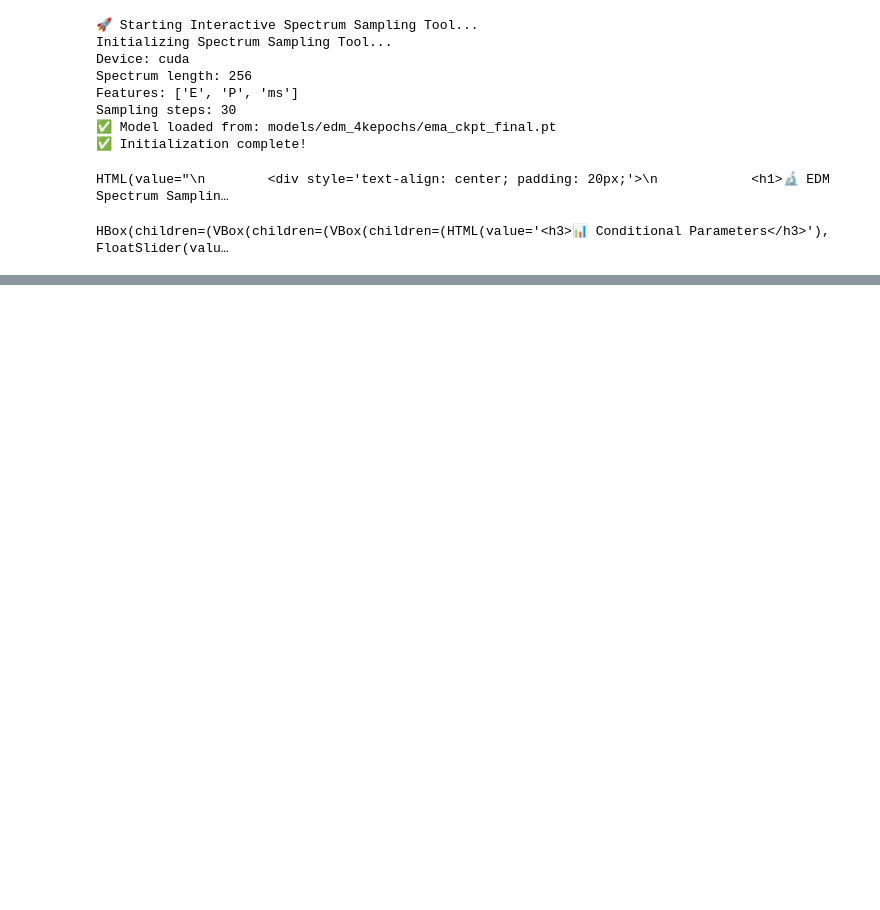
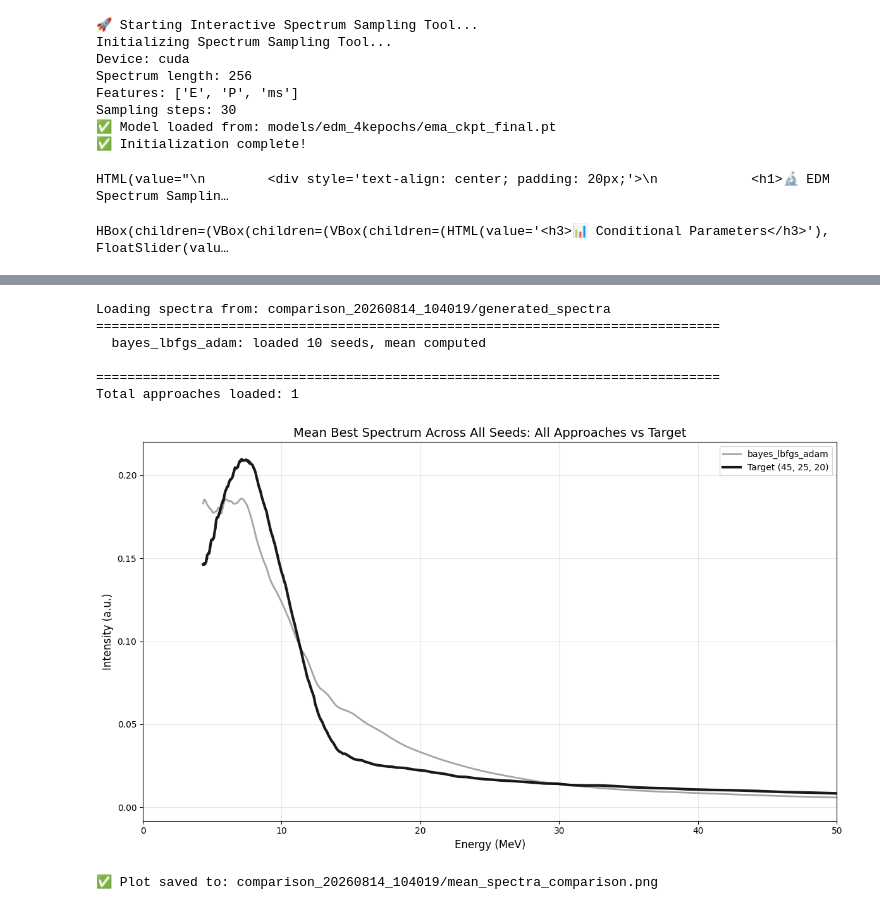
Before and after one commit to Jechmate/LWFA-diffusion-optimization, a Jupyter notebook: sample.ipynb, the cells around one changed output, grey strips where cells are left out. Drawn from its saved outputs; the diff is of its cells as text; code cells hidden in the pictures; blank space fills up the shorter version.

```diff
--- a/sample.ipynb
+++ b/sample.ipynb
@@ -581,7 +687,7 @@ import matplotlib.pyplot as plt
 from pathlib import Path
 
 # Configuration
-COMPARISON_FOLDER = "comparison_20260114_110450"
+COMPARISON_FOLDER = "comparison_20260814_104019"
 SPECTRA_OUTPUT_FOLDER = f"{COMPARISON_FOLDER}/generated_spectra"
 
 # Load target spectrum
@@ -630,33 +736,42 @@ colors = {
     'lbfgs_only': '#2ca02c',
     'bayes_adam': '#d62728',
     'bayes_lbfgs': '#9467bd',
     'adam_lbfgs': '#8c564b',
     'bayes_adam_lbfgs': '#e377c2',
     'bayes_lbfgs_adam': '#7f7f7f',
     'bayes_sgd': '#bcbd22'
 }
 
 # Plot each approach
 for approach_name, mean_spectrum in approach_mean_spectra.items():
     color = colors.get(approach_name, None)
     ax.plot(energy_axis, mean_spectrum, linewidth=2, label=approach_name, color=color, alpha=0.7)
 
 # Plot target spectrum in bold black
 ax.plot(energy_axis, target_spectrum, 'k-', linewidth=3, label='Target (45, 25, 20)', alpha=0.9)
 
 ax.set_xlim(0, 50)
 ax.set_xlabel('Energy (MeV)', fontsize=12)
 ax.set_ylabel('Intensity (a.u.)', fontsize=12)
 ax.set_title('Mean Best Spectrum Across All Seeds: All Approaches vs Target', fontsize=14)
 ax.legend(loc='best', fontsize=10)
 ax.grid(True, alpha=0.3)
 
 plt.tight_layout()
 save_path = f"{COMPARISON_FOLDER}/mean_spectra_comparison.png"
 plt.savefig(save_path, dpi=150)
 plt.show()
 
 print(f"\n✅ Plot saved to: {save_path}")
+# %% [output]
+Loading spectra from: comparison_20260814_104019/generated_spectra
+================================================================================
+  bayes_lbfgs_adam: loaded 10 seeds, mean computed
+
+================================================================================
+Total approaches loaded: 1
+[figure, added]
+✅ Plot saved to: comparison_20260814_104019/mean_spectra_comparison.png
 # %%
 # ============== STEP 3: Plot all individual seed spectra for one approach ==============
 import numpy as np
```
Also changed, not shown: parts of 2 cells of this notebook, 6 other files.
